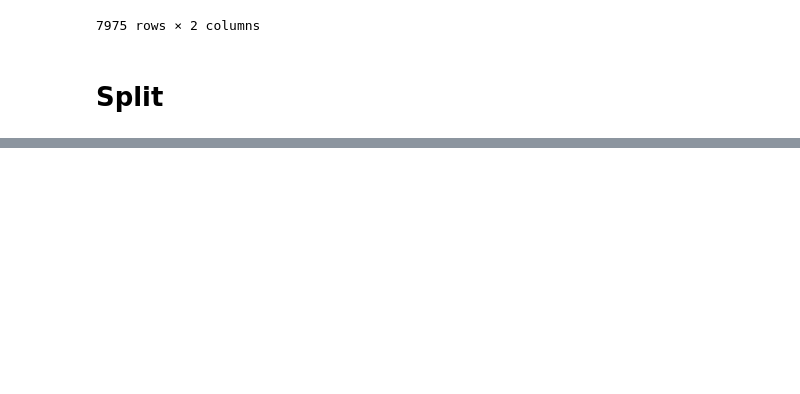
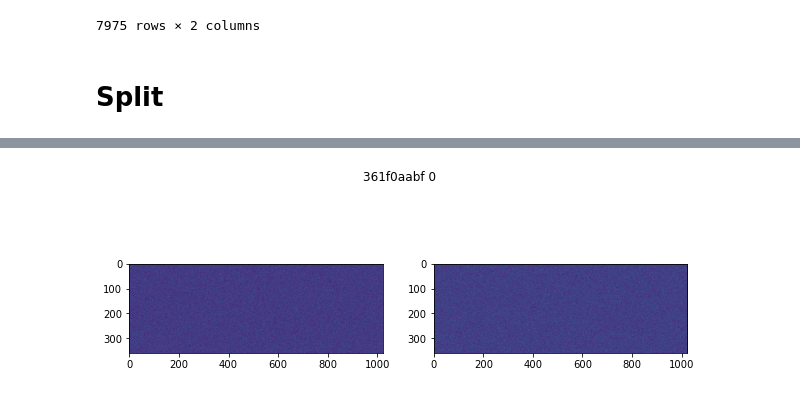
Before and after one commit to analokmaus/kaggle-g2net-2022-private, a Jupyter notebook: 02_submission.ipynb, the cells around one changed output, grey strips where cells are left out. Drawn from its saved outputs; the diff is of its cells as text; code cells hidden in the pictures; blank space fills up the shorter version.

```diff
--- a/02_submission.ipynb
+++ b/02_submission.ipynb
@@ -50,0 +57,10 @@ test.to_csv(model_path/'submission.csv', index=False)
+# %%
+oof_path = model_path/'outoffolds.npy'
+oof = sigmoid(np.load(oof_path))
+# %%
+train = pd.read_csv('input/g2net-detecting-continuous-gravitational-waves/train_labels.csv')
+train = train.loc[train['target'] != -1]
+train['pred'] = oof
+# %%
+train['error'] = (train['target'] - train['pred']).abs()
+train
@@ -50,0 +85,29 @@ test.to_csv(model_path/'submission.csv', index=False)
+# %%
+ds = G2Net2022Dataset(
+    df=train.sort_values('error', ascending=False).head(50),
+    data_dir=Path('input/g2net-detecting-continuous-gravitational-waves/train'),
+    spec_diff=True,
+    resize_factor=4,
+    # transforms=None,
+    normalize='local',
+    transforms=RandomCrop(1024)
+)
+# %%
+export_dir = Path('input/plot')
+for i in range(50):
+    r = train.sort_values('error', ascending=False).head(50).iloc[i]
+    fname = r.id
+    plt.figure(figsize=(10, 4))
+    plt.suptitle(f'{fname} {r.target}')
+    specs = ds[i][0]
+    plt.subplot(1, 2, 1)
+    plt.imshow(specs[:, :, 0])
+    plt.subplot(1, 2, 2)
+    plt.imshow(specs[:, :, 1])
+    # plt.savefig(export_dir/f'{fname}.png', facecolor='white')
+    # plt.close()
+
+    plt.show()
+    break
+# %% [output]
+[figure, added]
```
Also changed, not shown: parts of 7 cells of this notebook, 4 other files.
